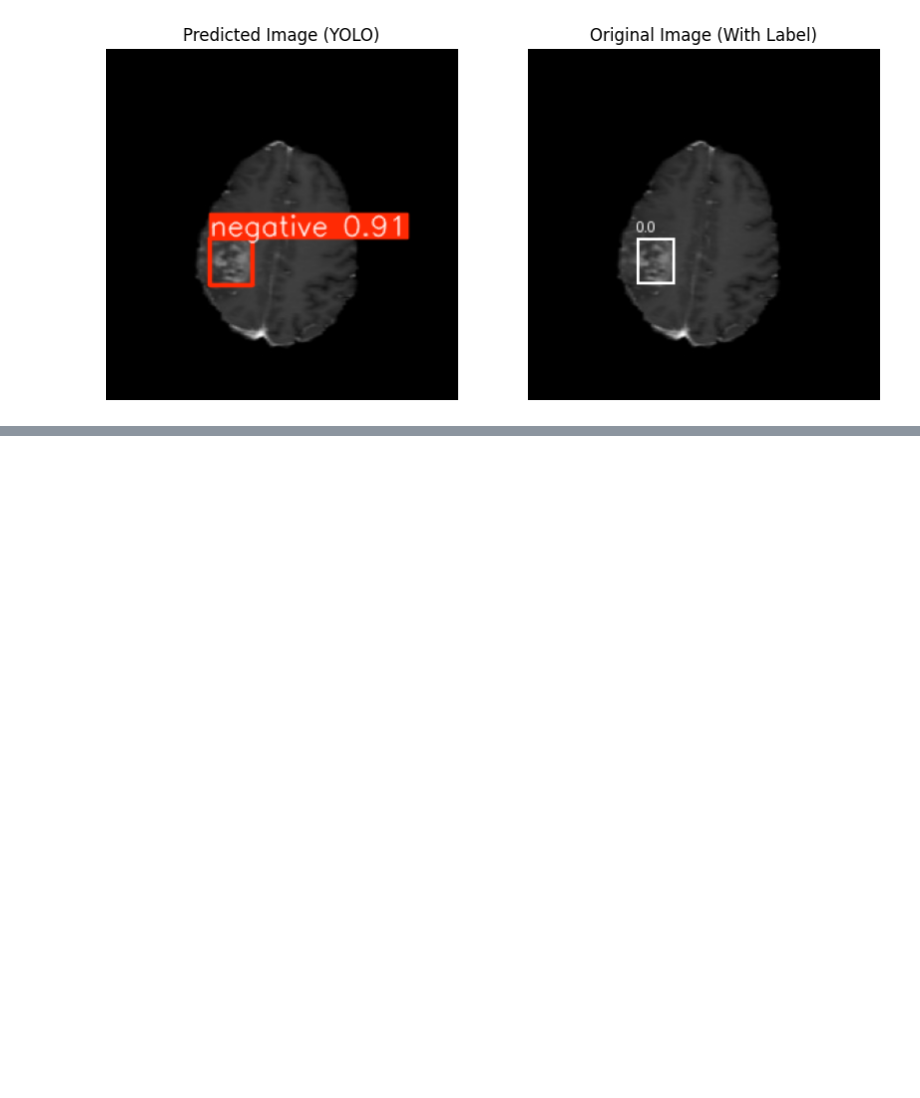
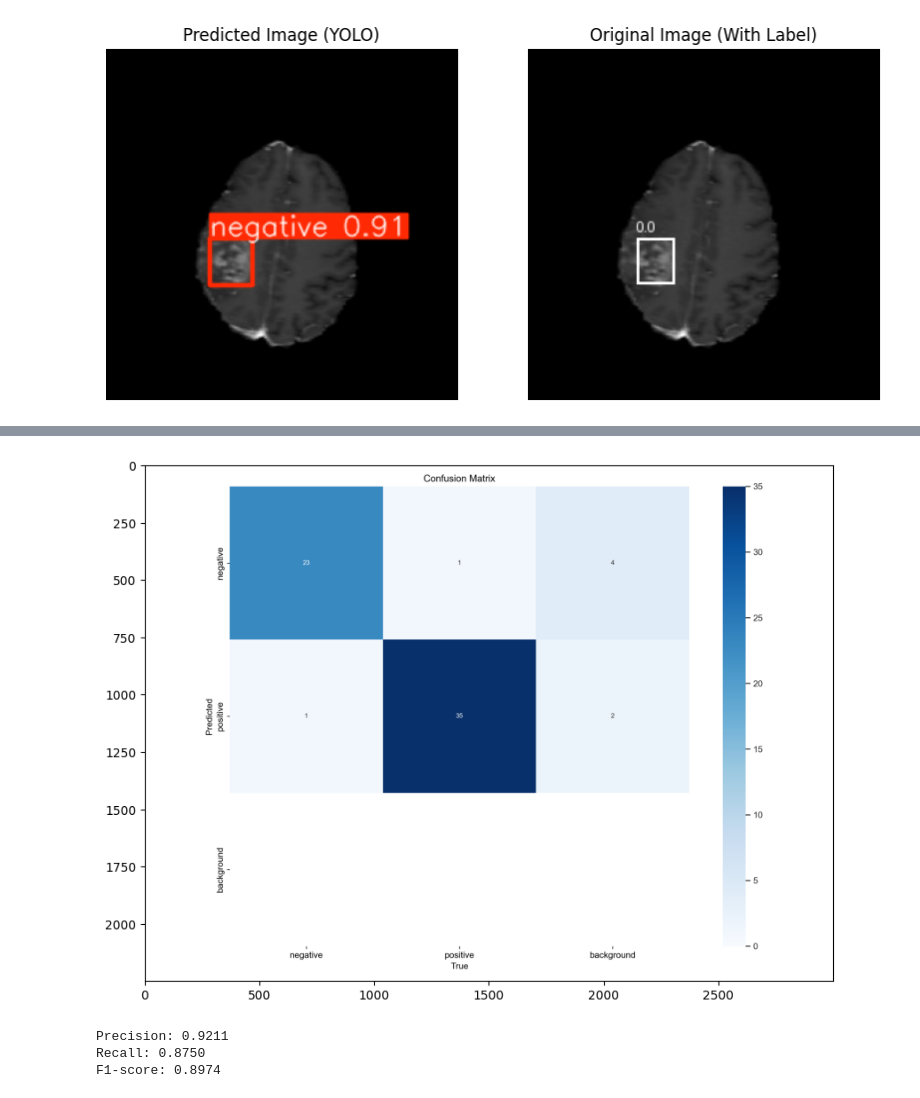
Before and after one commit to Kim-Minhee/ESC, a Jupyter notebook: real/01_YOLO_Brain Tumor Detection.ipynb, the cells around one changed output, grey strips where cells are left out. Cells and saved outputs as stored; diff of their text form; code cells hidden in the pictures; blank space fills up the shorter version.

```diff
--- a/real/01_YOLO_Brain Tumor Detection.ipynb
+++ b/real/01_YOLO_Brain Tumor Detection.ipynb
@@ -481,0 +502,22 @@ show_predicted_vs_real(index=60)
+# %%
+# confusion matrix -> [23, 1, 4] [1, 35, 2] [0, 0, 0]
+plt.figure(figsize=(10, 10))
+img = Image.open(MODEL_DIR+'/confusion_matrix.png')
+plt.imshow(img)
+plt.show()
+# %% [output]
+[figure, added]
+# %%
+tp = 35
+fp = 1+2
+fn = 1+4
+
+precision, recall, f1 = calculate_metrics(tp, fp, fn)
+
+print(f'Precision: {precision:.4f}')
+print(f'Recall: {recall:.4f}')
+print(f'F1-score: {f1:.4f}')
+# %% [output]
+Precision: 0.9211
+Recall: 0.8750
+F1-score: 0.8974
```
Also changed, not shown: parts of 41 cells of this notebook, 1 other file.
